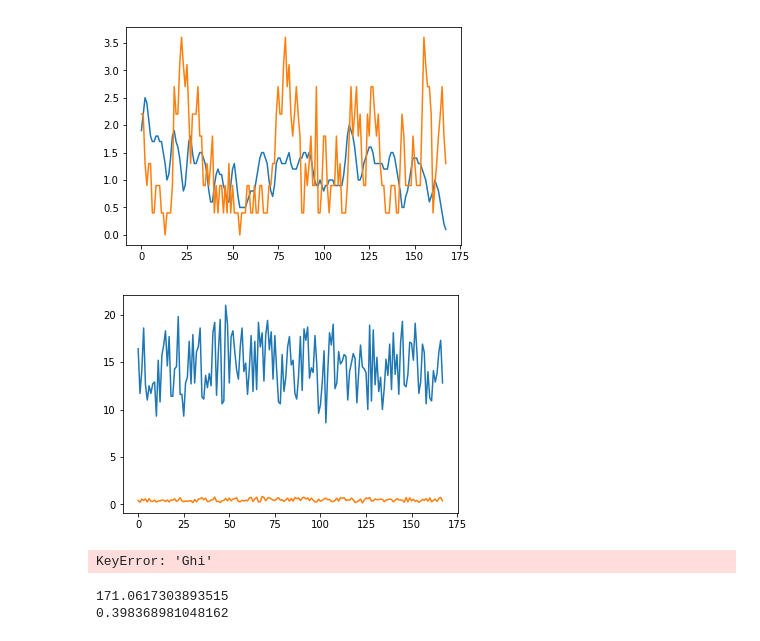
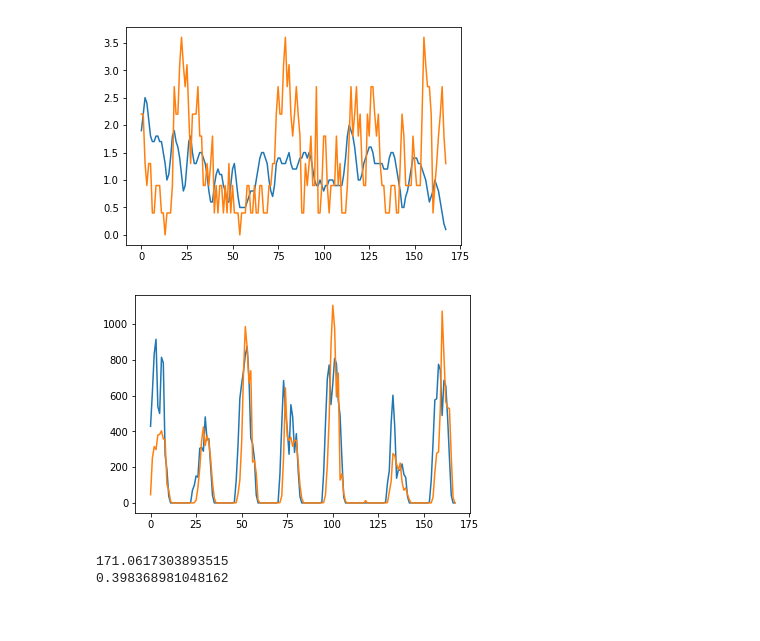
Before and after one commit to sofgutierrez6/ProyectoGrado, a Jupyter notebook: Proyecto_de_Grado.ipynb, the cells around one changed output. Drawn from its saved outputs; the diff is of its cells as text; code cells hidden in the pictures.

```diff
--- a/Proyecto_de_Grado.ipynb
+++ b/Proyecto_de_Grado.ipynb
@@ -2269,18 +2274,11 @@ plt.show()
 # %%
 
-#%%
-x = range(len(testY[24*7*2:24*7*3]))
-plt.plot(x, testY[24*7*2:24*7*3])
-plt.plot(x, yPredict[24*7*2:24*7*3])
+x = range(len(datosinCompletar[test_size+24*7*3:test_size+24*7*4]))
+plt.plot(x, datosinCompletar['Ghi'][test_size+24*7*3:test_size+24*7*4])
+plt.plot(x, datosinCompletar['Rad Solar - W/m^2'][test_size+24*7*3:test_size+24*7*4])
 plt.show()
-#%%
-x = range(len(dataX[test_size+24*7*3:test_size+24*7*4]))
-plt.plot(x, dataX['Ghi'][test_size+24*7*3:test_size+24*7*4])
-plt.plot(x, dataY[test_size+24*7*3:test_size+24*7*4])
-plt.show()
 # %% [output]
-[figure, old version]
+[figure, new version]
-KeyError: 'Ghi'
 # %%
 datosinCompletar = datosSolarSinCompletar.merge(datosSDSinCompletar, how ="left", on ='Date & Time').dropna()
 rmse = math.sqrt(mean_squared_error(datosinCompletar['Rad Solar - W/m^2'],datosinCompletar['Ghi']))
```
Also changed, not shown: parts of 17 cells of this notebook, 1 other file.
